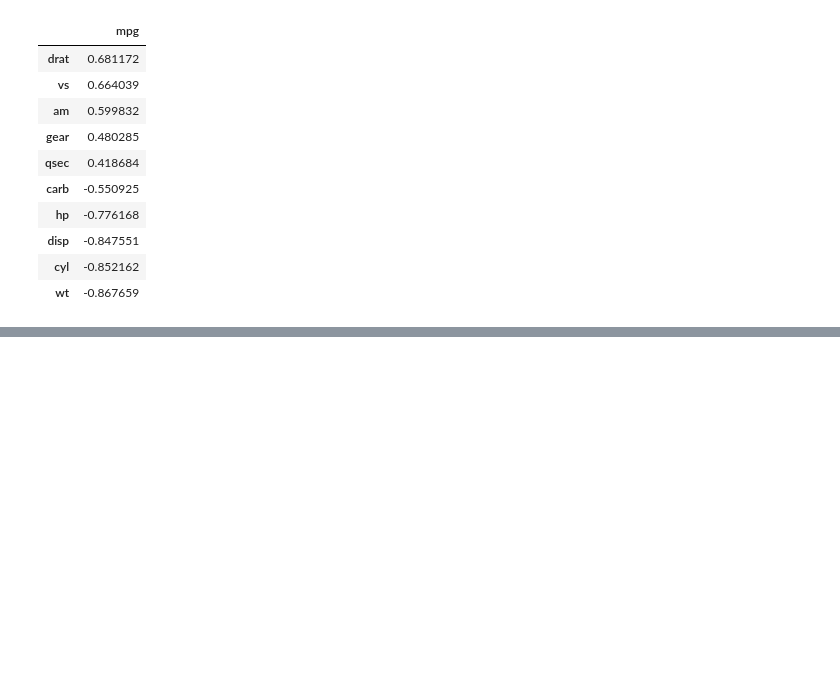
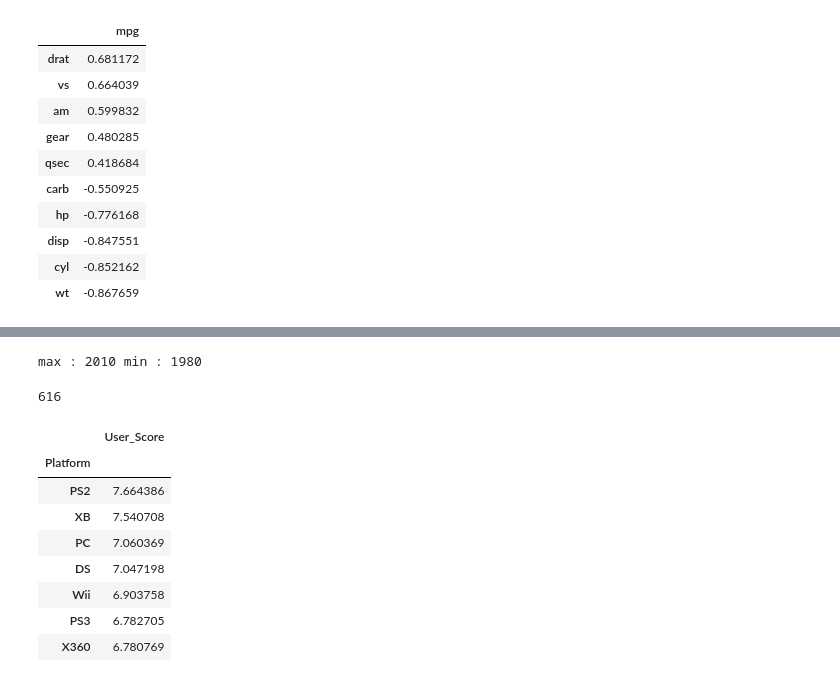
Before and after one commit to ydy0416/data-analysis, a Jupyter notebook: 빅분기 1유형 예시문제.ipynb, the cells around one changed output, grey strips where cells are left out. Saved outputs shown, nothing was run; the diff lists cells and outputs as text; code cells hidden in the pictures; blank space fills up the shorter version.

```diff
--- a/빅분기 1유형 예시문제.ipynb
+++ b/빅분기 1유형 예시문제.ipynb
@@ -95,0 +117,25 @@ df.corr()[['mpg']][1:].sort_values('mpg', ascending=False)
+# %%
+max=df['year_of_ten'].max()
+min=df['year_of_ten'].min()
+print('max : %d'%max, end=' ')
+print('min : %d'%min)
+# %% [output]
+max : 2010 min : 1980
+# %%
+len(df.loc[df.Platform.isin(['PS','PS2', 'PS3', 'PS4', 'PSV'])&(df.Genre=='Action')])
+# %% [output]
+616
+# %%
+over_platfromName = df.Platform.value_counts()[df.Platform.value_counts()>=400].index
+# %%
+df.loc[df.Platform.isin(over_platfromName)].groupby('Platform')['User_Score'].mean().sort_values(ascending=False).to_frame()
+# %% [output]
+|  | User_Score |
+| Platform |  |
+| PS2 | 7.664386 |
+| XB | 7.540708 |
+| PC | 7.060369 |
+| DS | 7.047198 |
+| Wii | 6.903758 |
+| PS3 | 6.782705 |
+| X360 | 6.780769 |
```
Also changed, not shown: parts of 15 cells of this notebook, 15 other files.
